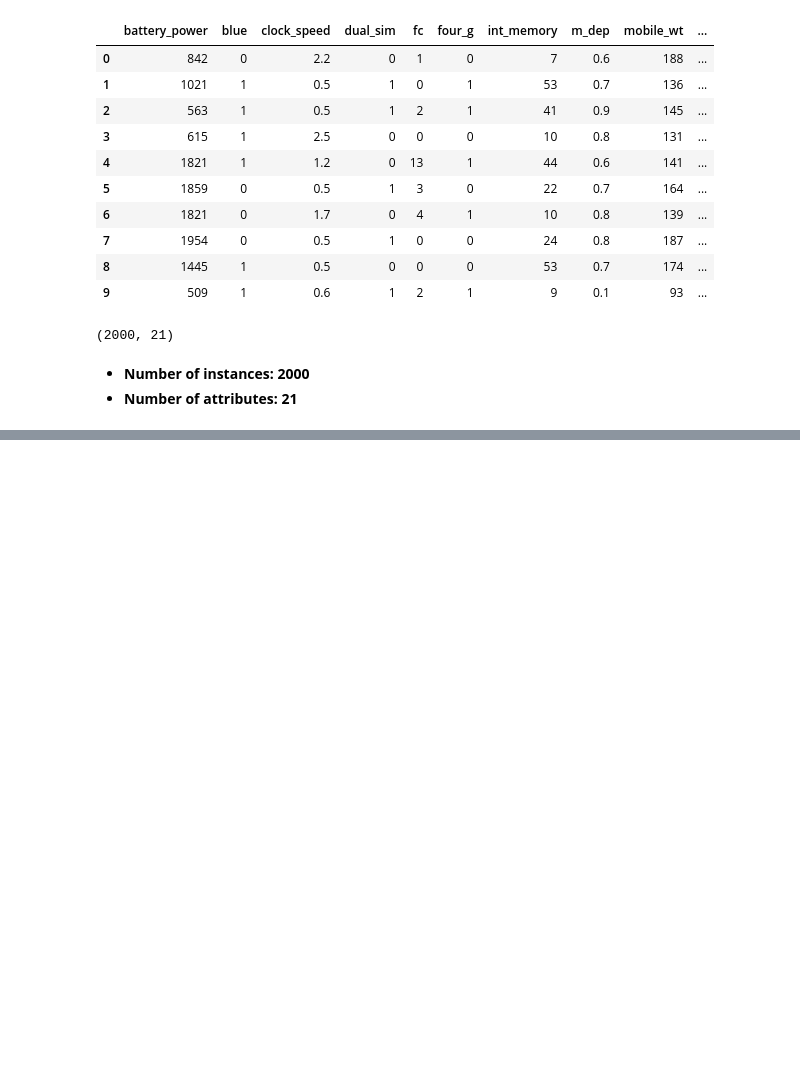
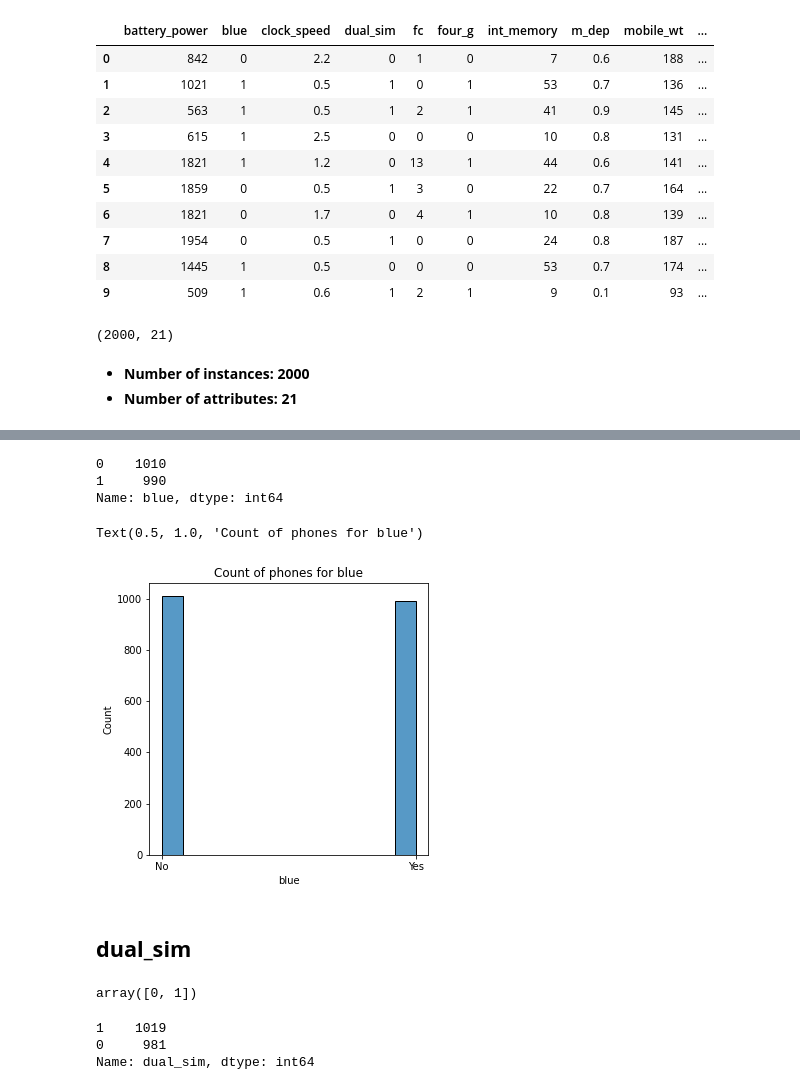
Before and after one commit to PuroshotamSingh/Mobile-Price-Range-Prediction, a Jupyter notebook: Mobile_Price_Range_Prediction_Puroshotam_Singh_Capstone_Project_3.ipynb, the cells around one changed output, grey strips where cells are left out. Cells and saved outputs as stored; diff of their text form; code cells hidden in the pictures; blank space fills up the shorter version.

```diff
--- a/Mobile_Price_Range_Prediction_Puroshotam_Singh_Capstone_Project_3.ipynb
+++ b/Mobile_Price_Range_Prediction_Puroshotam_Singh_Capstone_Project_3.ipynb
@@ -103,0 +265,36 @@ df.shape
+# %%
+# Value counts of each of categories.
+
+df['blue'].value_counts()
+# %% [output]
+0    1010
+1     990
+Name: blue, dtype: int64
+# %%
+# Histplot to show count of each categories
+
+plt.figure(figsize=(5,5))
+xtick=[0,1]
+label = ['No', 'Yes']
+sns.histplot(df['blue'])
+plt.xticks(xtick, label)
+plt.title('Count of phones for blue')
+# %% [output]
+Text(0.5, 1.0, 'Count of phones for blue')
+[figure, added]
+# %% [markdown]
+## **dual_sim**
+# %%
+# Checking unique categories
+
+df['dual_sim'].unique()
+# %% [output]
+array([0, 1])
+# %%
+# Value counts of each of categories.
+
+df['dual_sim'].value_counts()
+# %% [output]
+1    1019
+0     981
+Name: dual_sim, dtype: int64
```
Also changed, not shown: parts of 44 cells of this notebook.
